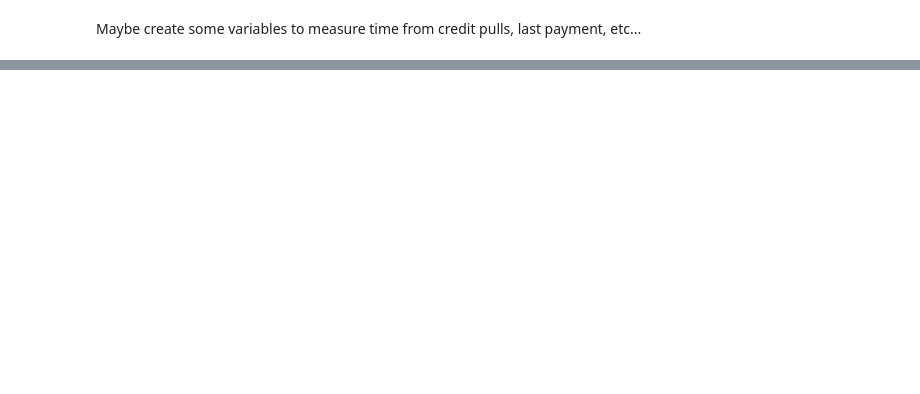
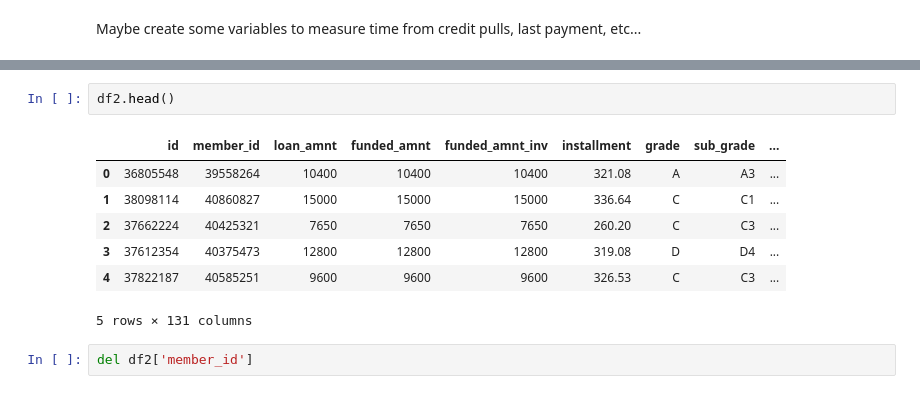
Before and after one commit to d-tang/lending, a Jupyter notebook: script/eda_2014.ipynb, the cells around one changed output, grey strips where cells are left out. Cells and saved outputs as stored; diff of their text form; blank space fills up the shorter version.

```diff
--- a/script/eda_2014.ipynb
+++ b/script/eda_2014.ipynb
@@ -684,0 +813,12 @@ Maybe create some variables to measure time from credit pulls, last payment, etc
+# %%
+df2.head()
+# %% [output]
+|  | id | member_id | loan_amnt | funded_amnt | funded_amnt_inv | installment | grade | sub_grade | ... |
+| 0 | 36805548 | 39558264 | 10400 | 10400 | 10400 | 321.08 | A | A3 | ... |
+| 1 | 38098114 | 40860827 | 15000 | 15000 | 15000 | 336.64 | C | C1 | ... |
+| 2 | 37662224 | 40425321 | 7650 | 7650 | 7650 | 260.20 | C | C3 | ... |
+| 3 | 37612354 | 40375473 | 12800 | 12800 | 12800 | 319.08 | D | D4 | ... |
+| 4 | 37822187 | 40585251 | 9600 | 9600 | 9600 | 326.53 | C | C3 | ... |
+5 rows × 131 columns
+# %%
+del df2['member_id']
```
Also changed, not shown: parts of 44 cells of this notebook, 1 other file.
